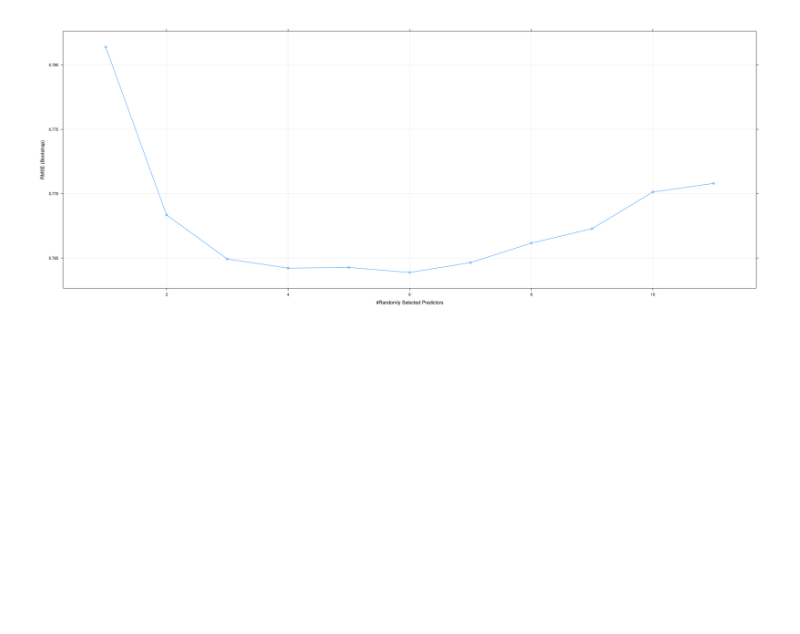
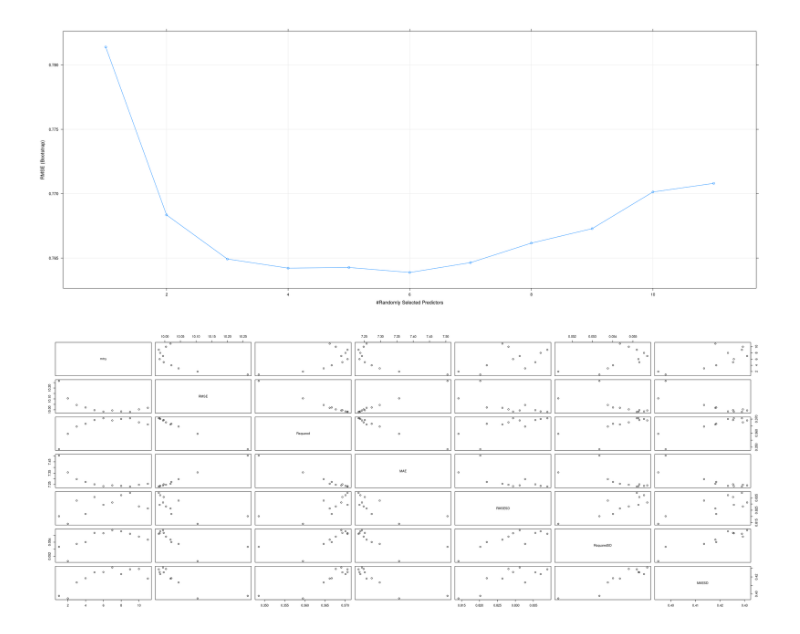
Before and after one commit to Jaimedgp/AirQualityCOVID, a Jupyter notebook: notebooks/Analysis/RandomForest/Draft.ipynb, the cells around one changed output. Saved outputs shown, nothing was run; the diff lists cells and outputs as text; code cells hidden in the pictures; blank space fills up the shorter version.

```diff
--- a/notebooks/Analysis/RandomForest/Draft.ipynb
+++ b/notebooks/Analysis/RandomForest/Draft.ipynb
@@ -64,24 +66,36 @@ plot(rf.caret)
 # Set seed for reproducibility
 set.seed(100)
 
-library(doParallel)
-cores <- 3
-registerDoParallel(cores = cores)
+suppressMessages(library(doParallel))
+cores <- 10
+cl <- makePSOCKcluster(cores)
+registerDoParallel(cl)
 
 samp <- createDataPartition(df.data$value[train], p = 0.75, list = FALSE)
 
 # Set up the resampling, here repeated CV
 tr <- trainControl(method = "repeatedcv", number = 10, repeats = 5)
 
+rf.caret <- c()
 
-## fitting with caret
-rf.caret = train(value ~., df.data, subset = samp,
-                 preProcess = c("center", "scale"),
-                 method = "rf", ntree=300,
+for (ntree in c(200, 300, 500, 700)) {
 
-                 tuneGrid = expand.grid(mtry = 1:11),
-                 trControl=tr
-                )
+    ## fitting with caret
+    rf.caret = c(rf.caret,
+                 train(value ~., df.data, subset = samp,
+                       preProcess = c("center", "scale"),
+                       method = "rf", ntree=300,
+                       tuneGrid = expand.grid(mtry = 1:11),
+                       trControl=tr
+                      )
+                 )
+}
+
+
 
 ## When you are done:
-stopCluster(cores)
+stopCluster(cl)
+# %%
+plot(rf.caret$results)
+# %% [output]
+[figure, added]
```
Also changed, not shown: parts of 1 cell of this notebook.
